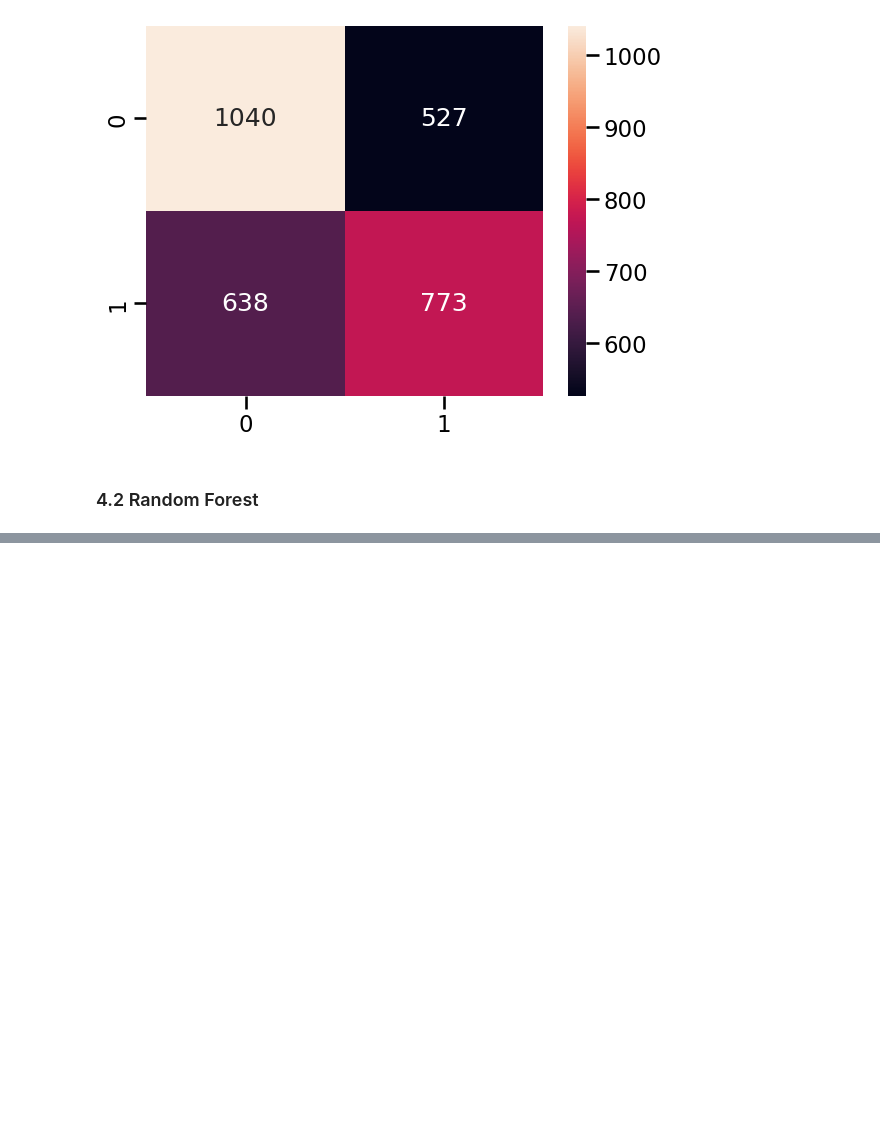
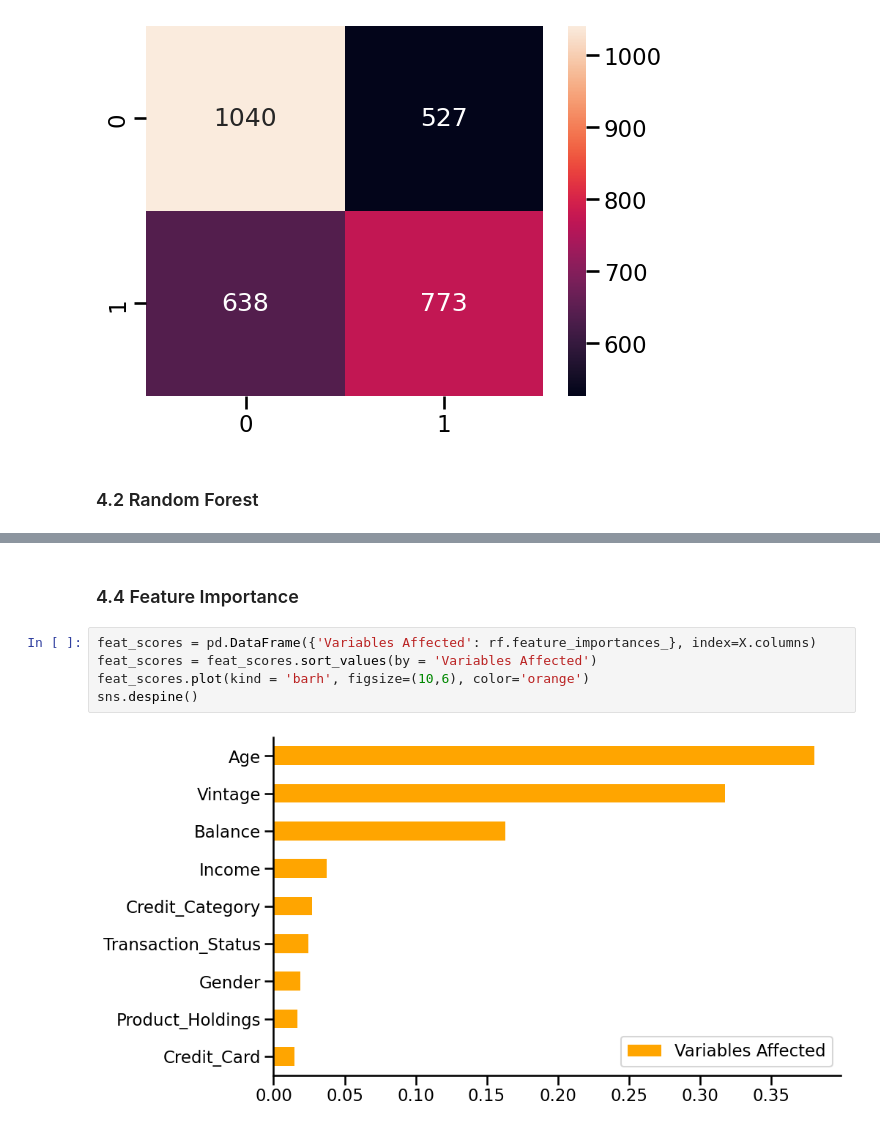
Before and after one commit to franchiseBoyz/CustomerChurnRate, a Jupyter notebook: notebook.ipynb, the cells around one changed output, grey strips where cells are left out. Drawn from its saved outputs; the diff is of its cells as text; blank space fills up the shorter version.

```diff
--- a/notebook.ipynb
+++ b/notebook.ipynb
@@ -577,0 +636,9 @@ model_score(rf)
+# %% [markdown]
+### 4.4 Feature Importance
+# %%
+feat_scores = pd.DataFrame({'Variables Affected': rf.feature_importances_}, index=X.columns)
+feat_scores = feat_scores.sort_values(by = 'Variables Affected')
+feat_scores.plot(kind = 'barh', figsize=(10,6), color='orange')
+sns.despine()
+# %% [output]
+[figure, added]
```
Also changed, not shown: parts of 6 cells of this notebook.
